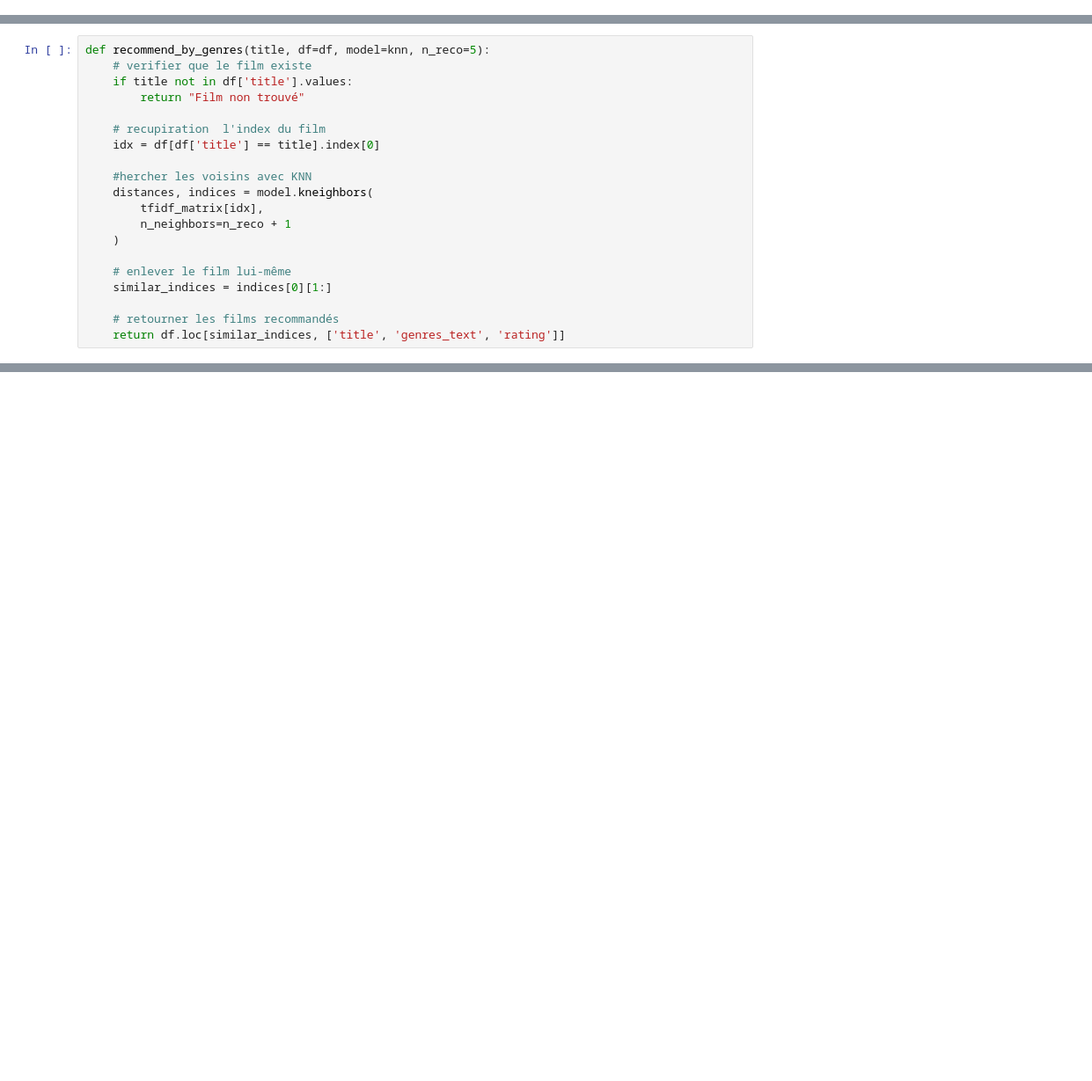
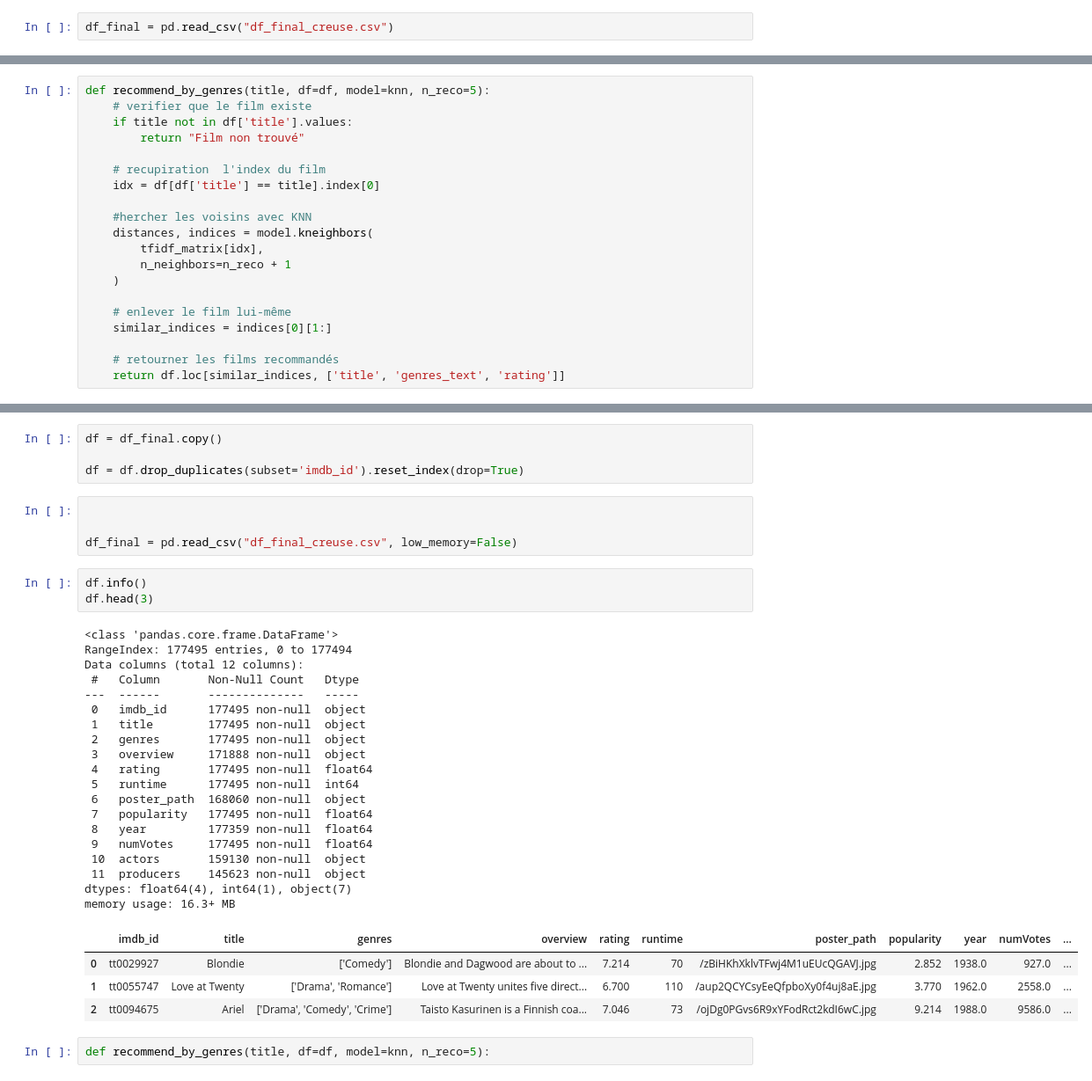
Before and after one commit to yakhinazilya-crypto/recommandation-films-creuse, a Jupyter notebook: notebooks/02_recommondation_ML.ipynb, the cells around one changed output, grey strips where cells are left out. Shown at 88% size. Drawn from its saved outputs; the diff is of its cells as text; blank space fills up the shorter version.

```diff
--- a/notebooks/02_recommondation_ML.ipynb
+++ b/notebooks/02_recommondation_ML.ipynb
@@ -1,3 +1,5 @@
+# %%
+df_final = pd.read_csv("df_final_creuse.csv")
 # %%
 import pandas as pd
 import glob
@@ -158,0 +201,37 @@ recommend_by_genres("Blondie")
+# %%
+df = df_final.copy()
+
+df = df.drop_duplicates(subset='imdb_id').reset_index(drop=True)
+# %%
+
+
+df_final = pd.read_csv("df_final_creuse.csv", low_memory=False)
+# %%
+df.info()
+df.head(3)
+# %% [output]
+<class 'pandas.core.frame.DataFrame'>
+RangeIndex: 177495 entries, 0 to 177494
+Data columns (total 12 columns):
+ #   Column       Non-Null Count   Dtype
+---  ------       --------------   -----
+ 0   imdb_id      177495 non-null  object
+ 1   title        177495 non-null  object
+ 2   genres       177495 non-null  object
+ 3   overview     171888 non-null  object
+ 4   rating       177495 non-null  float64
+ 5   runtime      177495 non-null  int64
+ 6   poster_path  168060 non-null  object
+ 7   popularity   177495 non-null  float64
+ 8   year         177359 non-null  float64
+ 9   numVotes     177495 non-null  float64
+ 10  actors       159130 non-null  object
+ 11  producers    145623 non-null  object
+dtypes: float64(4), int64(1), object(7)
+memory usage: 16.3+ MB
+|  | imdb_id | title | genres | overview | rating | runtime | poster_path | popularity | year | numVotes | ... |
+| 0 | tt0029927 | Blondie | ['Comedy'] | Blondie and Dagwood are about to ... | 7.214 | 70 | /zBiHKhXklvTFwj4M1uEUcQGAVJ.jpg | 2.852 | 1938.0 | 927.0 | ... |
+| 1 | tt0055747 | Love at Twenty | ['Drama', 'Romance'] | Love at Twenty unites five direct... | 6.700 | 110 | /aup2QCYCsyEeQfpboXy0f4uj8aE.jpg | 3.770 | 1962.0 | 2558.0 | ... |
+| 2 | tt0094675 | Ariel | ['Drama', 'Comedy', 'Crime'] | Taisto Kasurinen is a Finnish coa... | 7.046 | 73 | /ojDg0PGvs6R9xYFodRct2kdI6wC.jpg | 9.214 | 1988.0 | 9586.0 | ... |
+# %%
+def recommend_by_genres(title, df=df, model=knn, n_reco=5):
```
Also changed, not shown: parts of 7 cells of this notebook, 2 other files.
